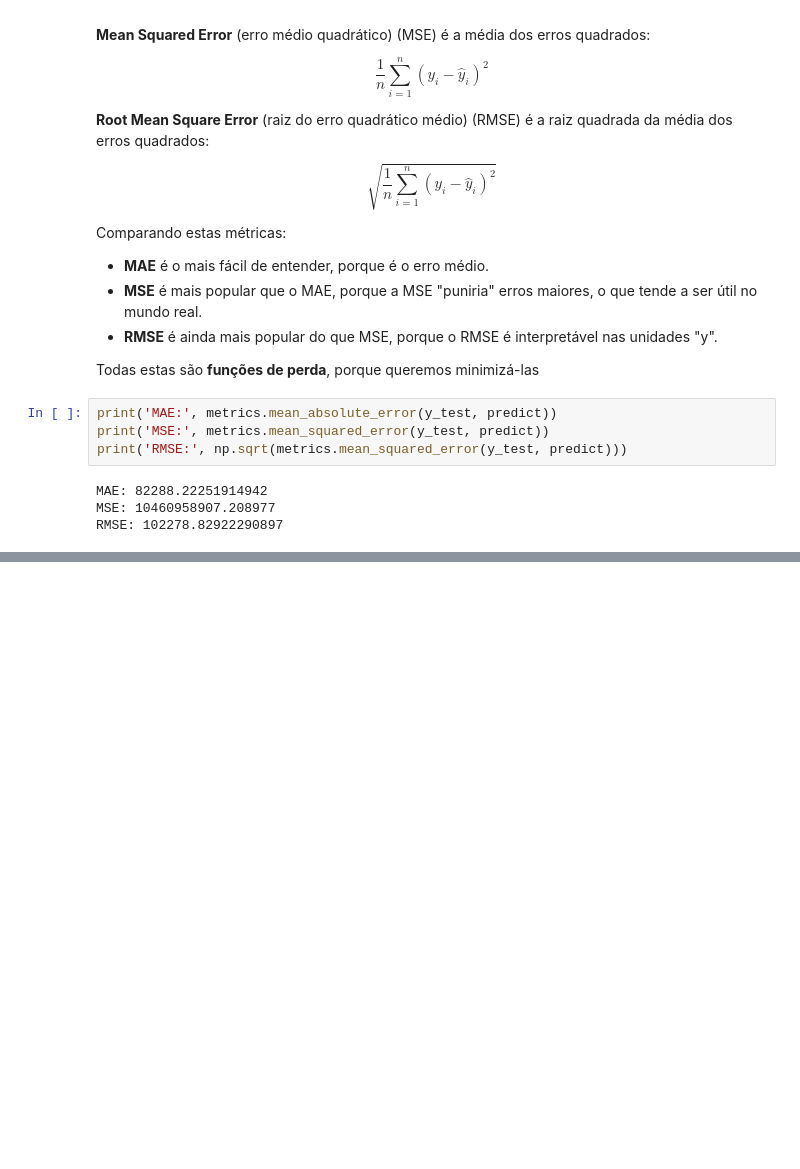
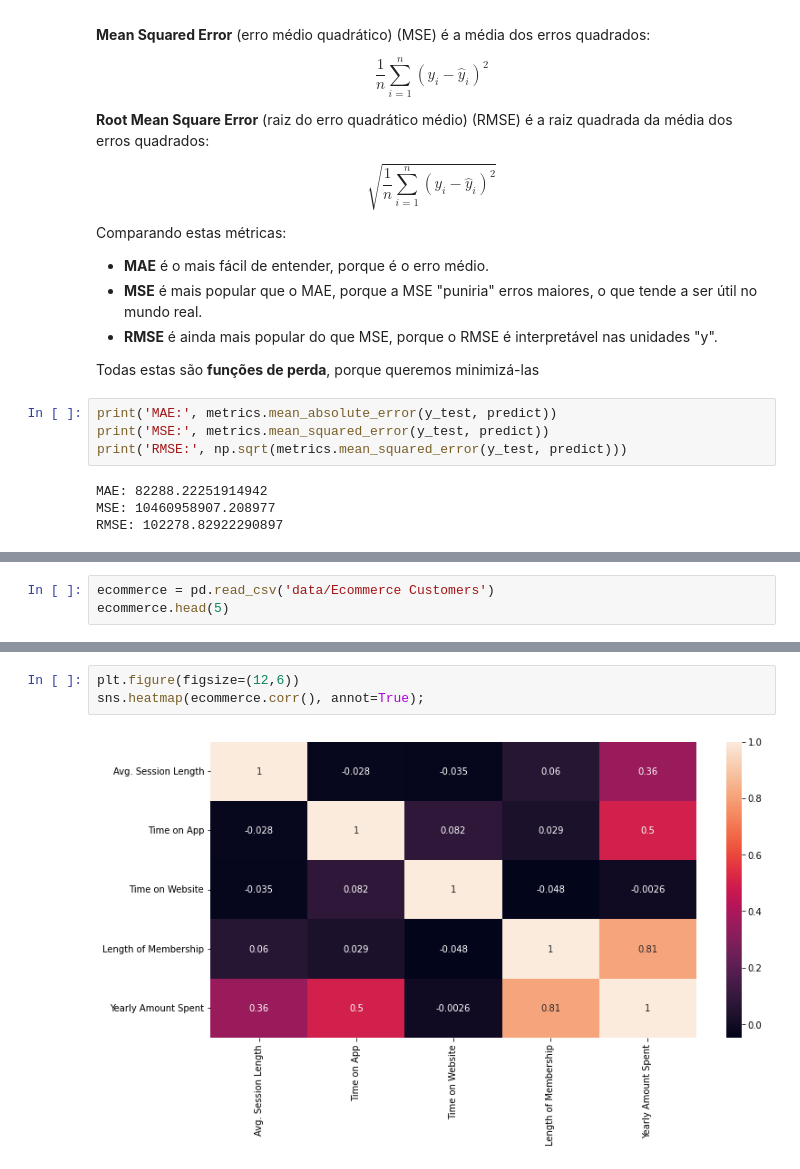
Before and after one commit to FivMeyer/Python_Studies, a Jupyter notebook: 02_linear_regression.ipynb, the cells around one changed output, grey strips where cells are left out. Saved outputs shown, nothing was run; the diff lists cells and outputs as text; blank space fills up the shorter version.

```diff
--- a/02_linear_regression.ipynb
+++ b/02_linear_regression.ipynb
@@ -163,0 +167,3 @@ RMSE: 102278.82922290897
+# %%
+ecommerce = pd.read_csv('data/Ecommerce Customers')
+ecommerce.head(5)
@@ -163,0 +206,5 @@ RMSE: 102278.82922290897
+# %%
+plt.figure(figsize=(12,6))
+sns.heatmap(ecommerce.corr(), annot=True);
+# %% [output]
+[figure, added]
```
Also changed, not shown: parts of 27 cells of this notebook.
